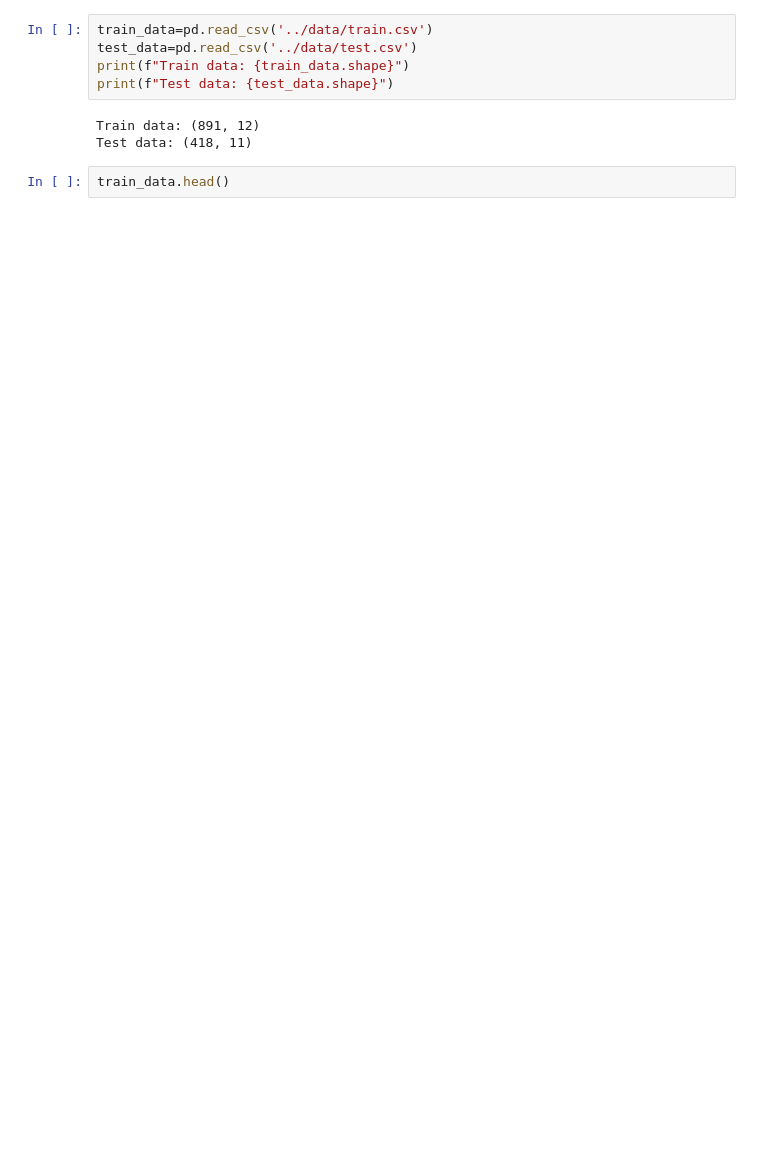
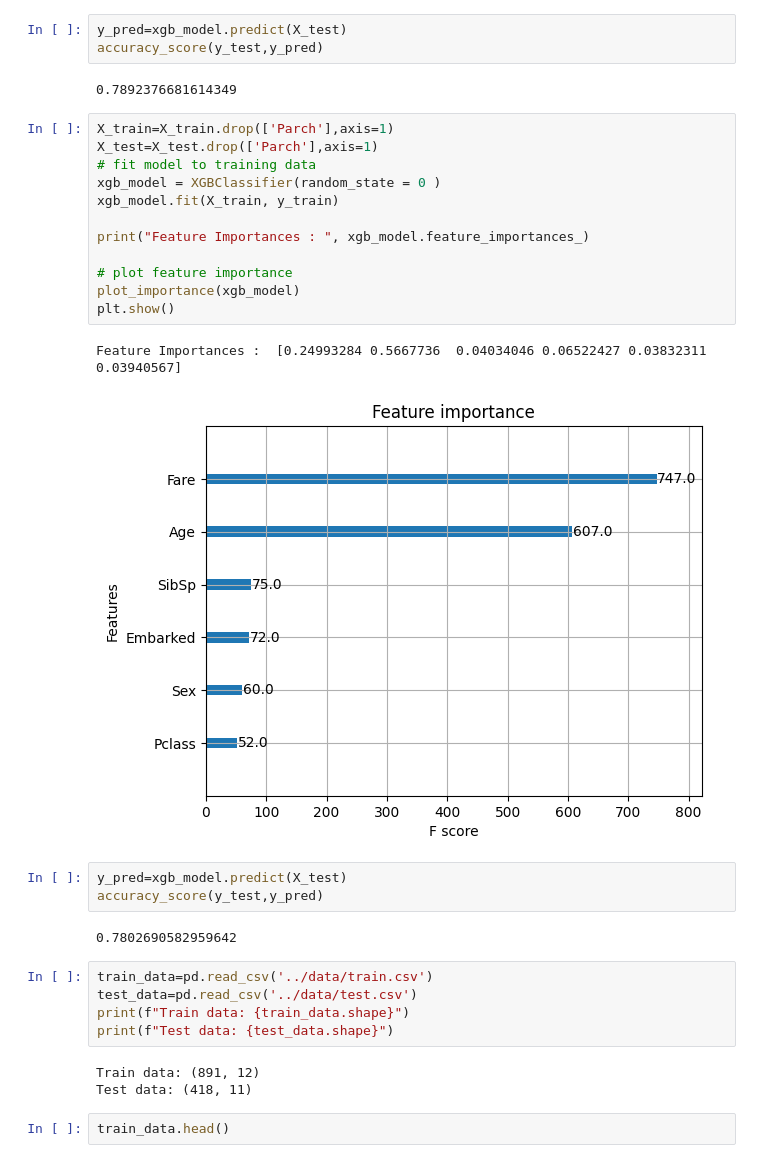
Before and after one commit to ram-ch/TitanicSurvivalPrediction, a Jupyter notebook: notebook/1_EDA_DataPreprocessing-Copy1.ipynb, the cells around one changed output. Cells and saved outputs as stored; diff of their text form; blank space fills up the shorter version.

```diff
--- a/notebook/1_EDA_DataPreprocessing-Copy1.ipynb
+++ b/notebook/1_EDA_DataPreprocessing-Copy1.ipynb
@@ -25,3 +69,28 @@ import xgboost as xgb
+# %%
+y_pred=xgb_model.predict(X_test)
+accuracy_score(y_test,y_pred)
+# %% [output]
+0.7892376681614349
+# %%
+X_train=X_train.drop(['Parch'],axis=1)
+X_test=X_test.drop(['Parch'],axis=1)
+# fit model to training data
+xgb_model = XGBClassifier(random_state = 0 )
+xgb_model.fit(X_train, y_train)
+
+print("Feature Importances : ", xgb_model.feature_importances_)
+
+# plot feature importance
+plot_importance(xgb_model)
+plt.show()
+# %% [output]
+Feature Importances :  [0.24993284 0.5667736  0.04034046 0.06522427 0.03832311 0.03940567]
+[figure, added]
+# %%
+y_pred=xgb_model.predict(X_test)
+accuracy_score(y_test,y_pred)
+# %% [output]
+0.7802690582959642
 # %%
 train_data=pd.read_csv('../data/train.csv')
 test_data=pd.read_csv('../data/test.csv')
```
Also changed, not shown: parts of 6 cells of this notebook, 29 other files.
